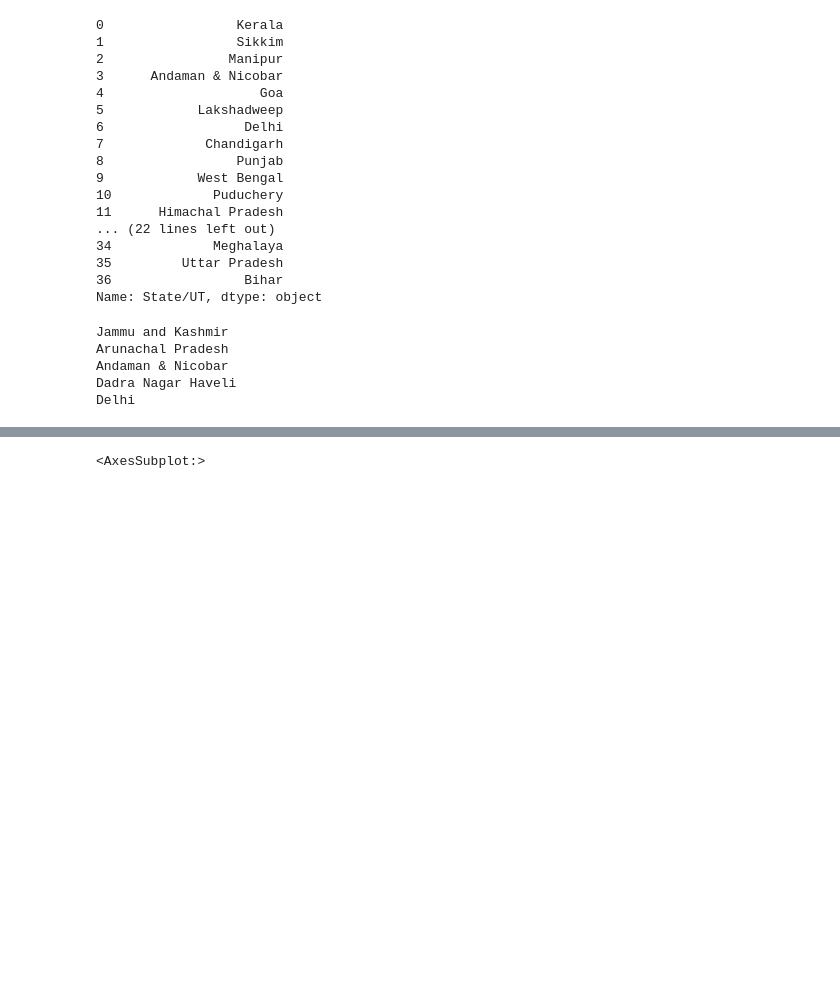
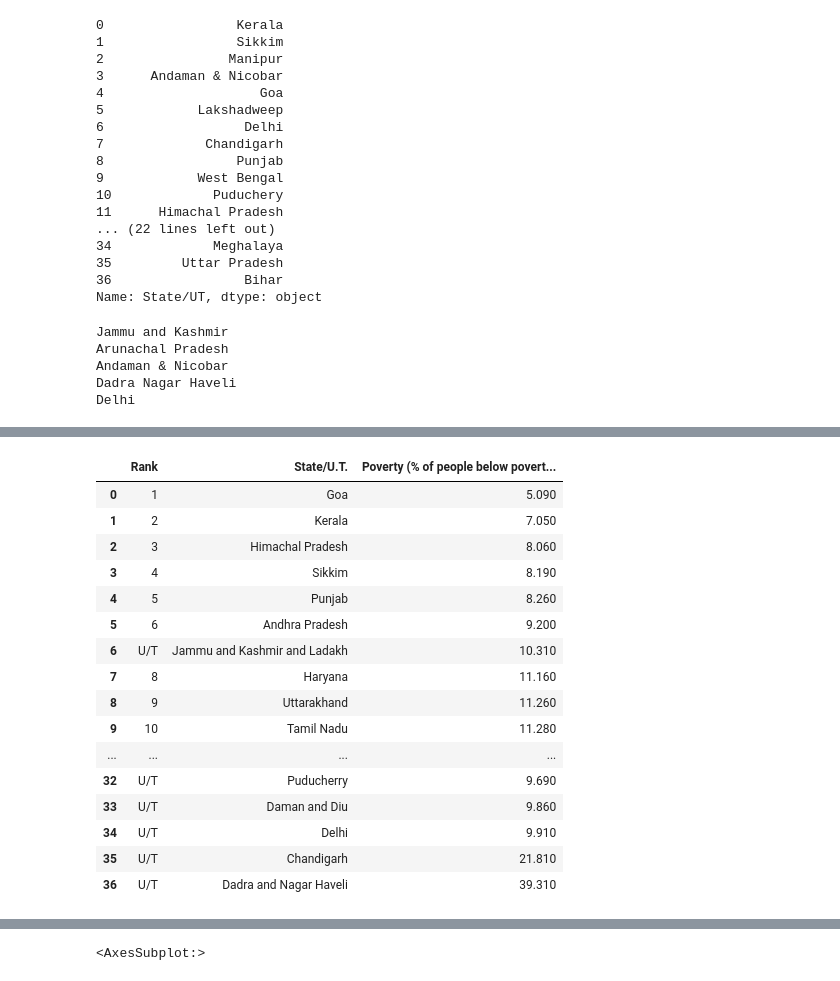
Before and after one commit to sourabhjain14/sourabhjain14.github.io, a Jupyter notebook: index.ipynb, the cells around one changed output, grey strips where cells are left out. Drawn from its saved outputs; the diff is of its cells as text; code cells hidden in the pictures; blank space fills up the shorter version.

```diff
--- a/index.ipynb
+++ b/index.ipynb
@@ -112,0 +117,20 @@ merged_clean.plot(column='Fertility rate 2017[5]', cmap='gist_rainbow', linewidt
+# %%
+national_poverty_line
+# %% [output]
+|  | Rank | State/U.T. | Poverty (% of people below povert... |
+| 0 | 1 | Goa | 5.090 |
+| 1 | 2 | Kerala | 7.050 |
+| 2 | 3 | Himachal Pradesh | 8.060 |
+| 3 | 4 | Sikkim | 8.190 |
+| 4 | 5 | Punjab | 8.260 |
+| 5 | 6 | Andhra Pradesh | 9.200 |
+| 6 | U/T | Jammu and Kashmir and Ladakh | 10.310 |
+| 7 | 8 | Haryana | 11.160 |
+| 8 | 9 | Uttarakhand | 11.260 |
+| 9 | 10 | Tamil Nadu | 11.280 |
+| ... | ... | ... | ... |
+| 32 | U/T | Puducherry | 9.690 |
+| 33 | U/T | Daman and Diu | 9.860 |
+| 34 | U/T | Delhi | 9.910 |
+| 35 | U/T | Chandigarh | 21.810 |
+| 36 | U/T | Dadra and Nagar Haveli | 39.310 |
```
Also changed, not shown: parts of 8 cells of this notebook, 1 other file.
